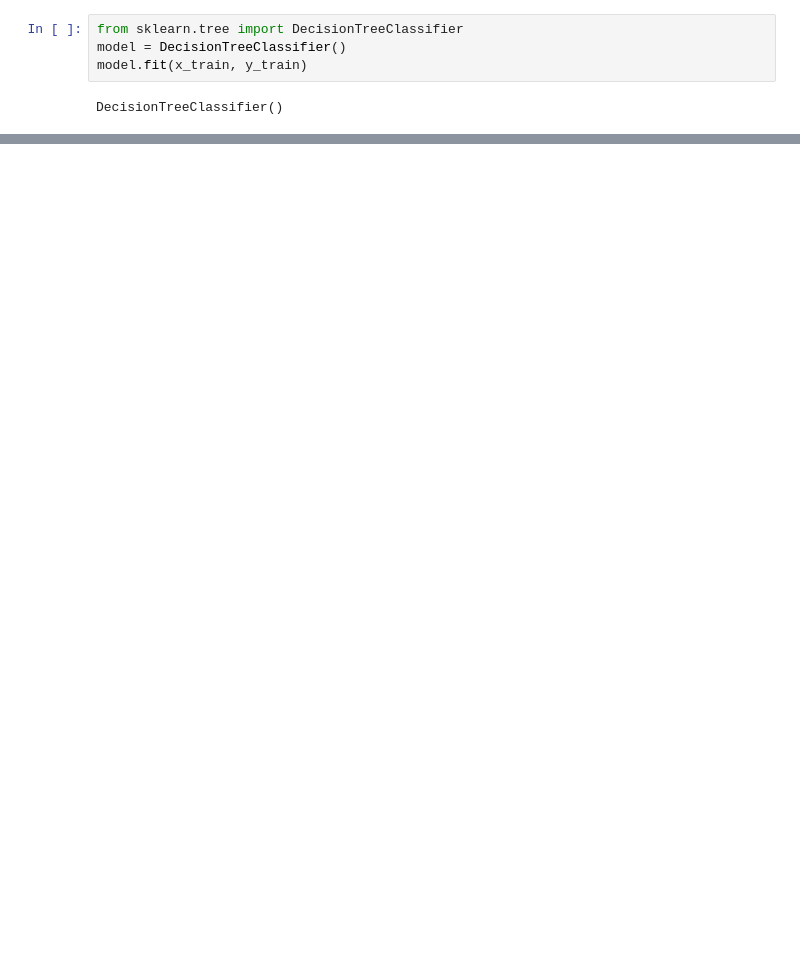
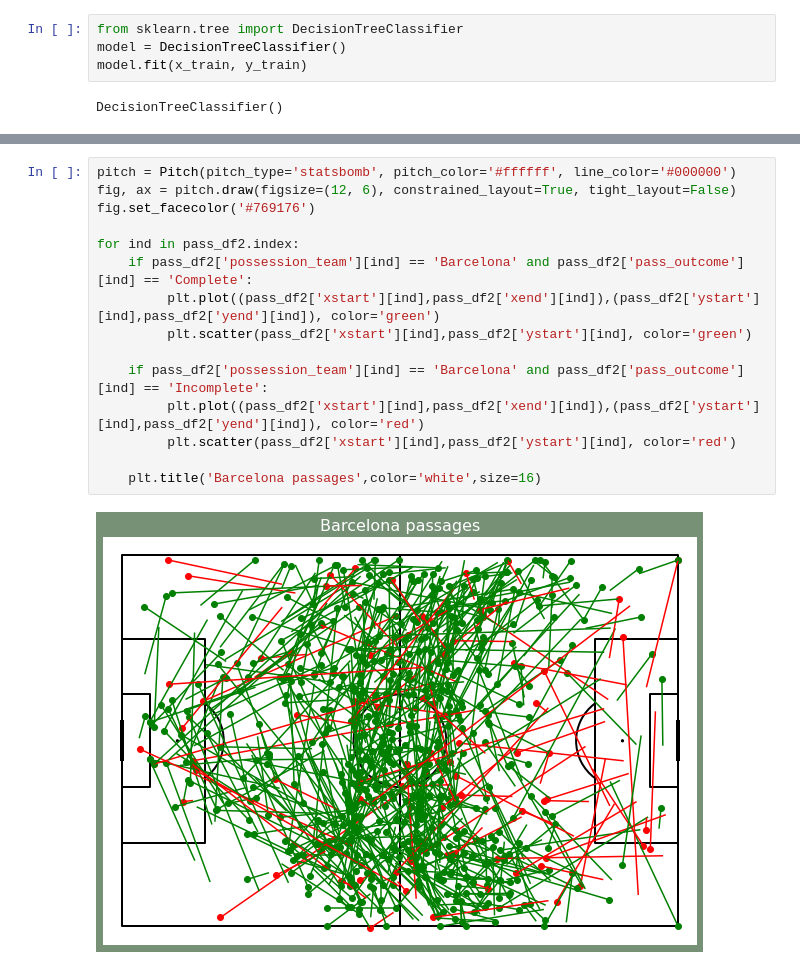
Before and after one commit to gianmarcozironelli/statsbomb_project, a Jupyter notebook: sb_project.ipynb, the cells around one changed output, grey strips where cells are left out. Drawn from its saved outputs; the diff is of its cells as text; blank space fills up the shorter version.

```diff
--- a/sb_project.ipynb
+++ b/sb_project.ipynb
@@ -792,0 +856,17 @@ sum(y_pred == y_test) / len(y_pred)
+# %%
+pitch = Pitch(pitch_type='statsbomb', pitch_color='#ffffff', line_color='#000000')
+fig, ax = pitch.draw(figsize=(12, 6), constrained_layout=True, tight_layout=False)
+fig.set_facecolor('#769176')
+
+for ind in pass_df2.index:
+    if pass_df2['possession_team'][ind] == 'Barcelona' and pass_df2['pass_outcome'][ind] == 'Complete':
+         plt.plot((pass_df2['xstart'][ind],pass_df2['xend'][ind]),(pass_df2['ystart'][ind],pass_df2['yend'][ind]), color='green')
+         plt.scatter(pass_df2['xstart'][ind],pass_df2['ystart'][ind], color='green')
+
+    if pass_df2['possession_team'][ind] == 'Barcelona' and pass_df2['pass_outcome'][ind] == 'Incomplete':
+         plt.plot((pass_df2['xstart'][ind],pass_df2['xend'][ind]),(pass_df2['ystart'][ind],pass_df2['yend'][ind]), color='red')
+         plt.scatter(pass_df2['xstart'][ind],pass_df2['ystart'][ind], color='red')
+
+    plt.title('Barcelona passages',color='white',size=16)
+# %% [output]
+[figure, added]
```
Also changed, not shown: parts of 9 cells of this notebook.
